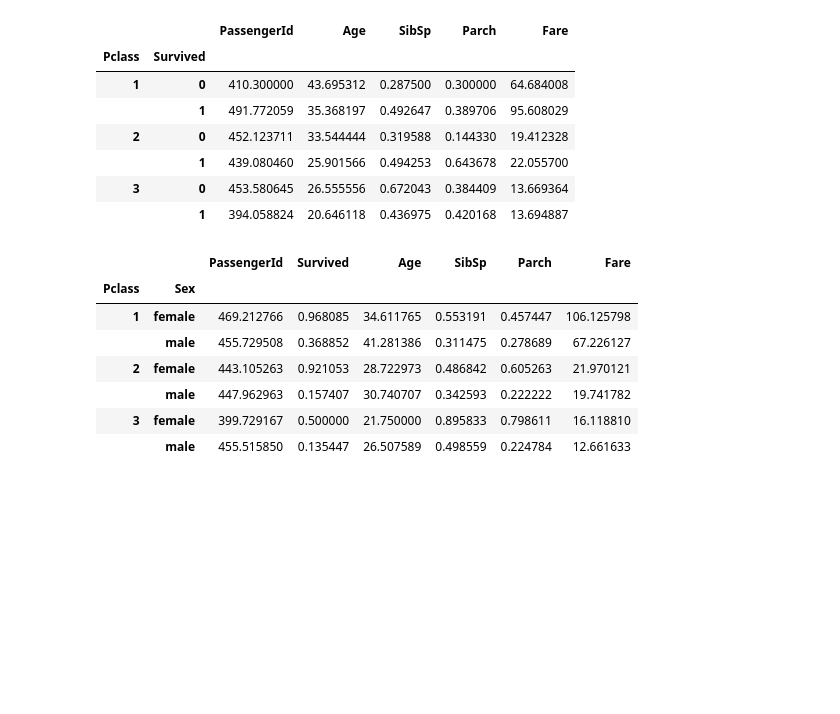
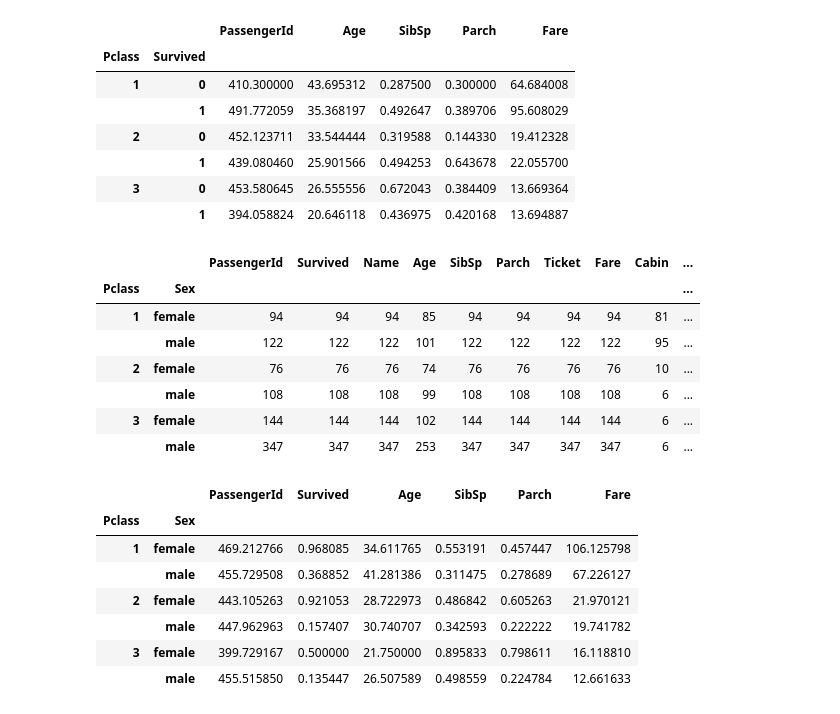
Before and after one commit to up1/course-python-for-data-science, a Jupyter notebook: workshop/titanic_attemp_02.ipynb, the cells around one changed output. Cells and saved outputs as stored; diff of their text form; code cells hidden in the pictures; blank space fills up the shorter version.

Commit message:
Add count by group

```diff
--- a/workshop/titanic_attemp_02.ipynb
+++ b/workshop/titanic_attemp_02.ipynb
@@ -34,6 +47,18 @@ titanic_df[].groupby(["Pclass", "Survived"]).mean()
 |  | 1 | 439.080460 | 25.901566 | 0.494253 | 0.643678 | 22.055700 |
 | 3 | 0 | 453.580645 | 26.555556 | 0.672043 | 0.384409 | 13.669364 |
 |  | 1 | 394.058824 | 20.646118 | 0.436975 | 0.420168 | 13.694887 |
+# %%
+pclass_sex = titanic_df.groupby(["Pclass", "Sex"]).count()
+pclass_sex
+# %% [output]
+|  |  | PassengerId | Survived | Name | Age | SibSp | Parch | Ticket | Fare | Cabin | ... |
+| Pclass | Sex |  |  |  |  |  |  |  |  |  | ... |
+| 1 | female | 94 | 94 | 94 | 85 | 94 | 94 | 94 | 94 | 81 | ... |
+|  | male | 122 | 122 | 122 | 101 | 122 | 122 | 122 | 122 | 95 | ... |
+| 2 | female | 76 | 76 | 76 | 74 | 76 | 76 | 76 | 76 | 10 | ... |
+|  | male | 108 | 108 | 108 | 99 | 108 | 108 | 108 | 108 | 6 | ... |
+| 3 | female | 144 | 144 | 144 | 102 | 144 | 144 | 144 | 144 | 6 | ... |
+|  | male | 347 | 347 | 347 | 253 | 347 | 347 | 347 | 347 | 6 | ... |
 # %%
 pclass_sex = titanic_df.groupby(["Pclass", "Sex"]).mean()
 pclass_sex
```
Also changed, not shown: parts of 5 cells of this notebook.
